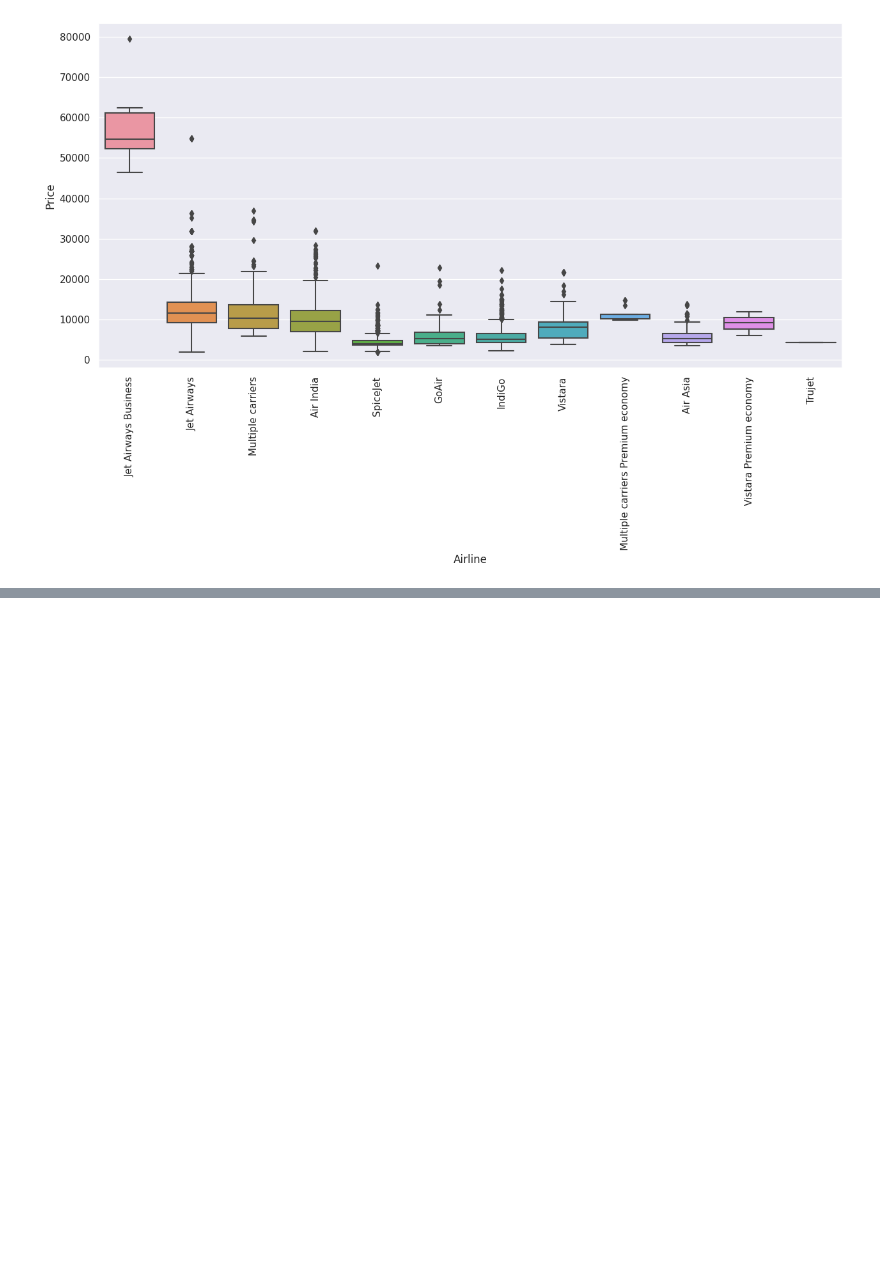
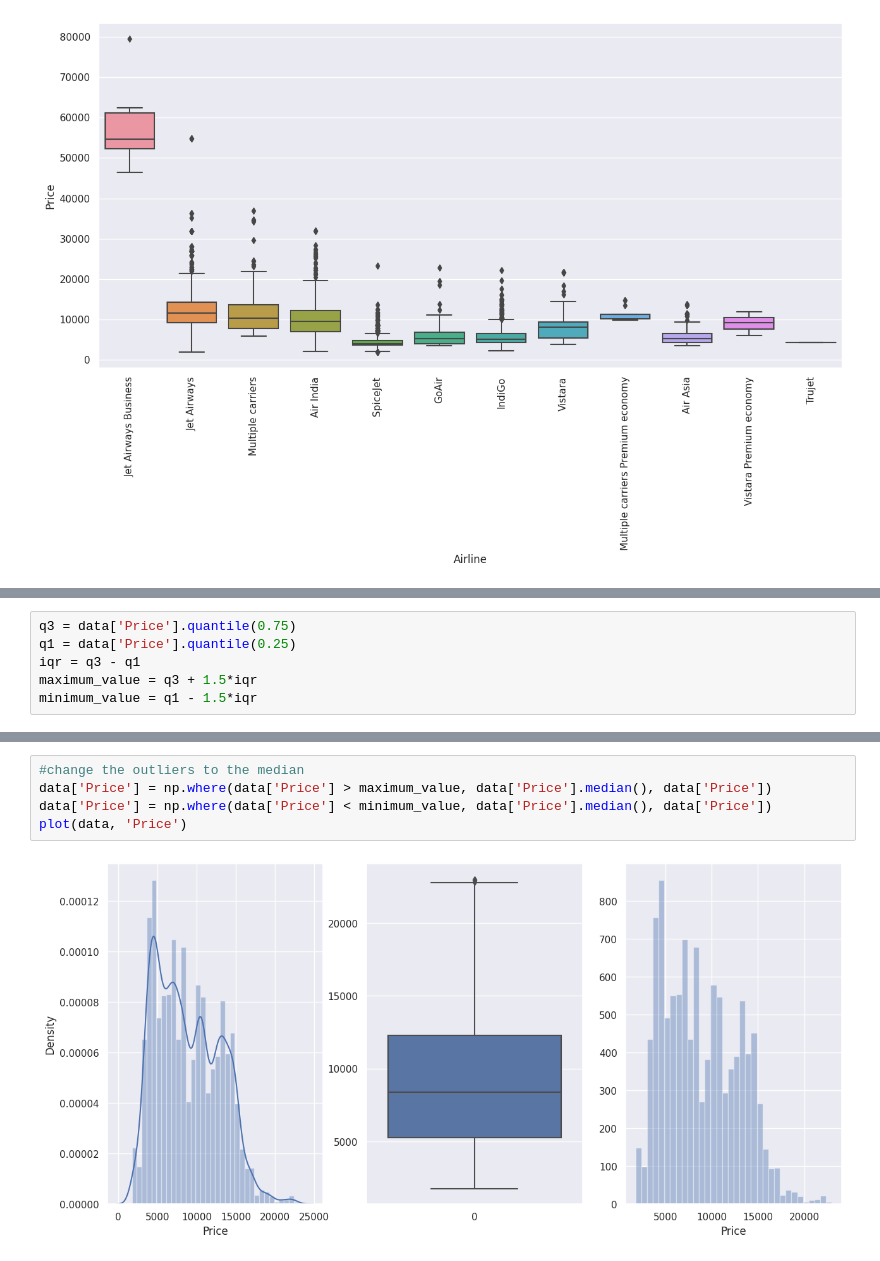
Before and after one commit to kidnixt/fare-of-airline-tickets, a Jupyter notebook: flight_prediction.ipynb, the cells around one changed output, grey strips where cells are left out. Saved outputs shown, nothing was run; the diff lists cells and outputs as text; blank space fills up the shorter version.

```diff
--- a/flight_prediction.ipynb
+++ b/flight_prediction.ipynb
@@ -273,0 +462,6 @@ plt.show()
+# %%
+q3 = data['Price'].quantile(0.75)
+q1 = data['Price'].quantile(0.25)
+iqr = q3 - q1
+maximum_value = q3 + 1.5*iqr
+minimum_value = q1 - 1.5*iqr
@@ -273,0 +475,7 @@ plt.show()
+# %%
+#change the outliers to the median
+data['Price'] = np.where(data['Price'] > maximum_value, data['Price'].median(), data['Price'])
+data['Price'] = np.where(data['Price'] < minimum_value, data['Price'].median(), data['Price'])
+plot(data, 'Price')
+# %% [output]
+[figure, added]
```
Also changed, not shown: parts of 33 cells of this notebook.
